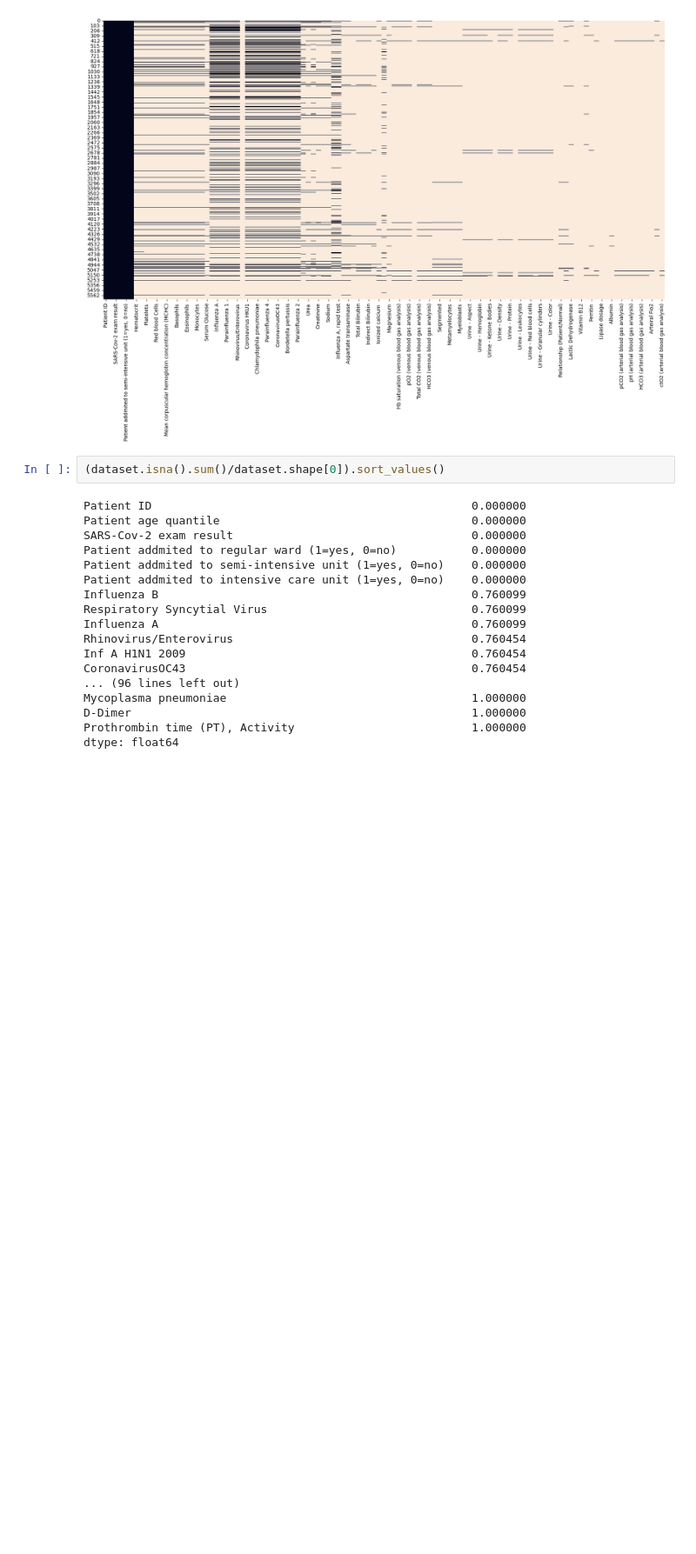
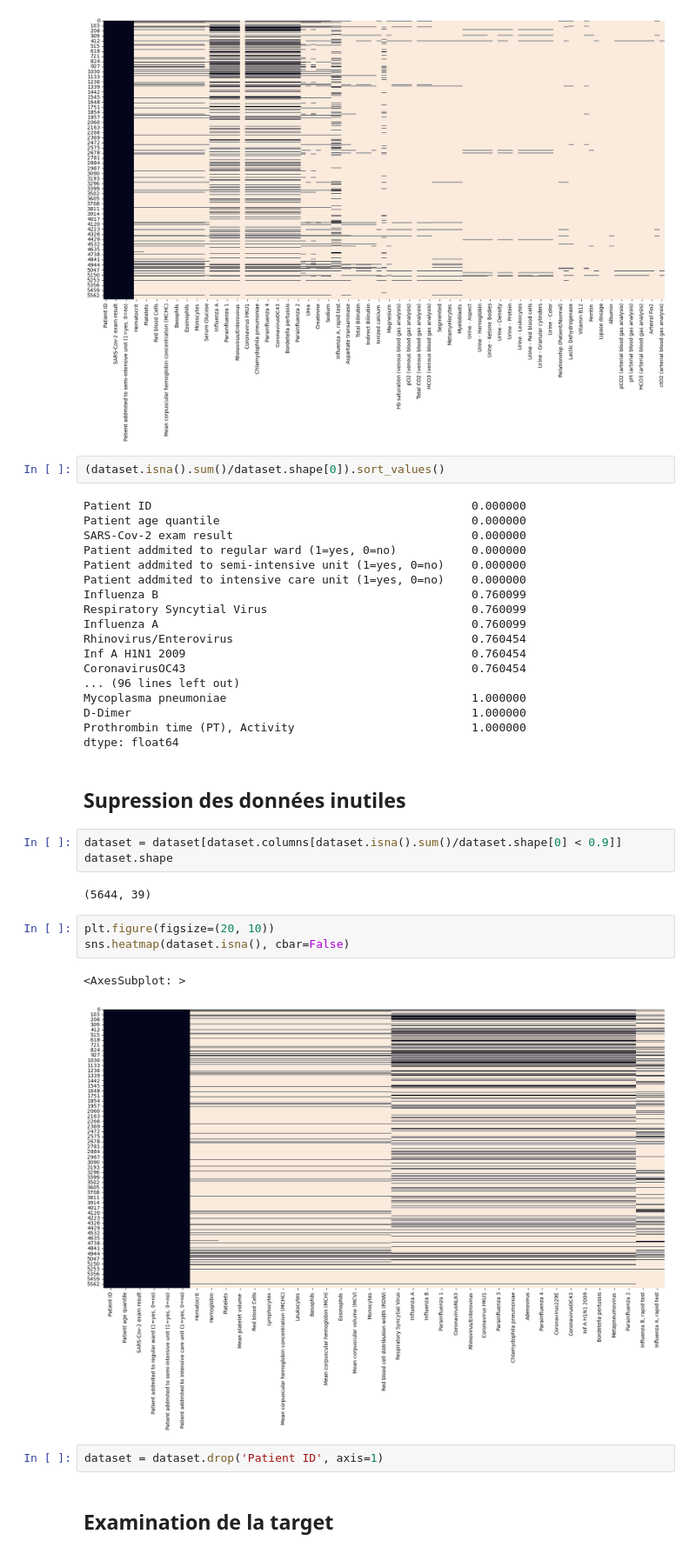
Before and after one commit to lebrislo/machine-learning-course, a Jupyter notebook: projet_covid.ipynb, the cells around one changed output. Shown at 87% size. Saved outputs shown, nothing was run; the diff lists cells and outputs as text; blank space fills up the shorter version.

Commit message:
analyse du dataset

```diff
--- a/projet_covid.ipynb
+++ b/projet_covid.ipynb
@@ -72,3 +72,20 @@ Mycoplasma pneumoniae                                    1.000000
 D-Dimer                                                  1.000000
 Prothrombin time (PT), Activity                          1.000000
 dtype: float64
+# %% [markdown]
+## Supression des données inutiles
+# %%
+dataset = dataset[dataset.columns[dataset.isna().sum()/dataset.shape[0] < 0.9]]
+dataset.shape
+# %% [output]
+(5644, 39)
+# %%
+plt.figure(figsize=(20, 10))
+sns.heatmap(dataset.isna(), cbar=False)
+# %% [output]
+<AxesSubplot: >
+[figure, added]
+# %%
+dataset = dataset.drop('Patient ID', axis=1)
+# %% [markdown]
+## Examination de la target
```
Also changed, not shown: parts of 17 cells of this notebook.
